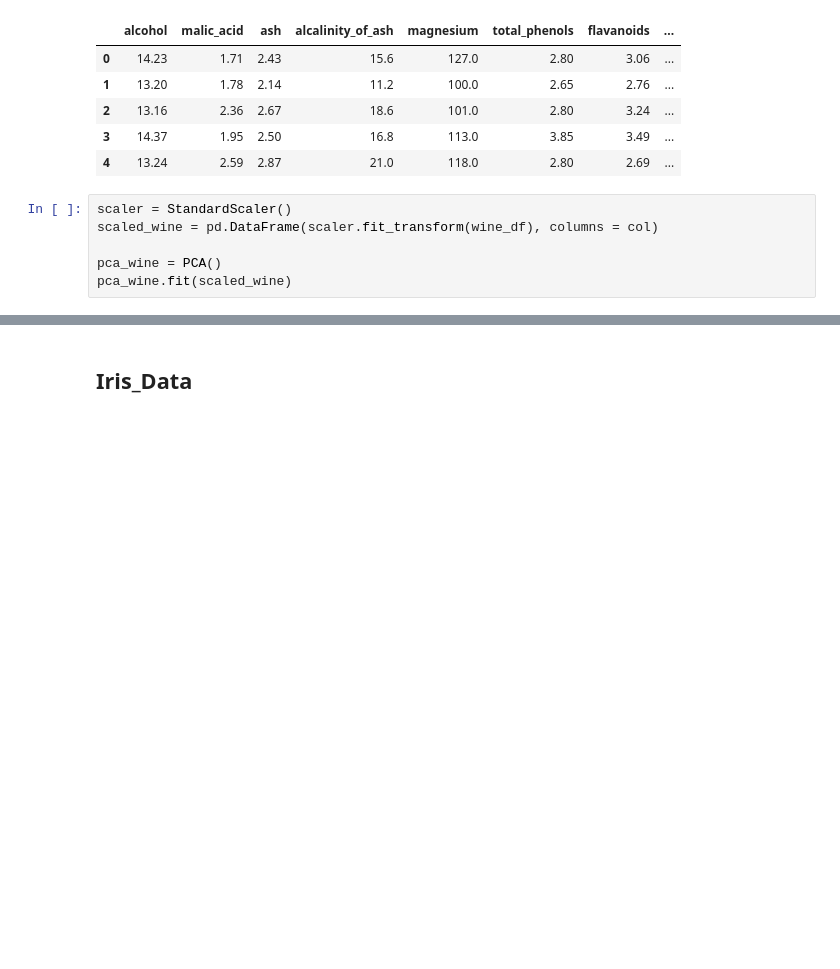
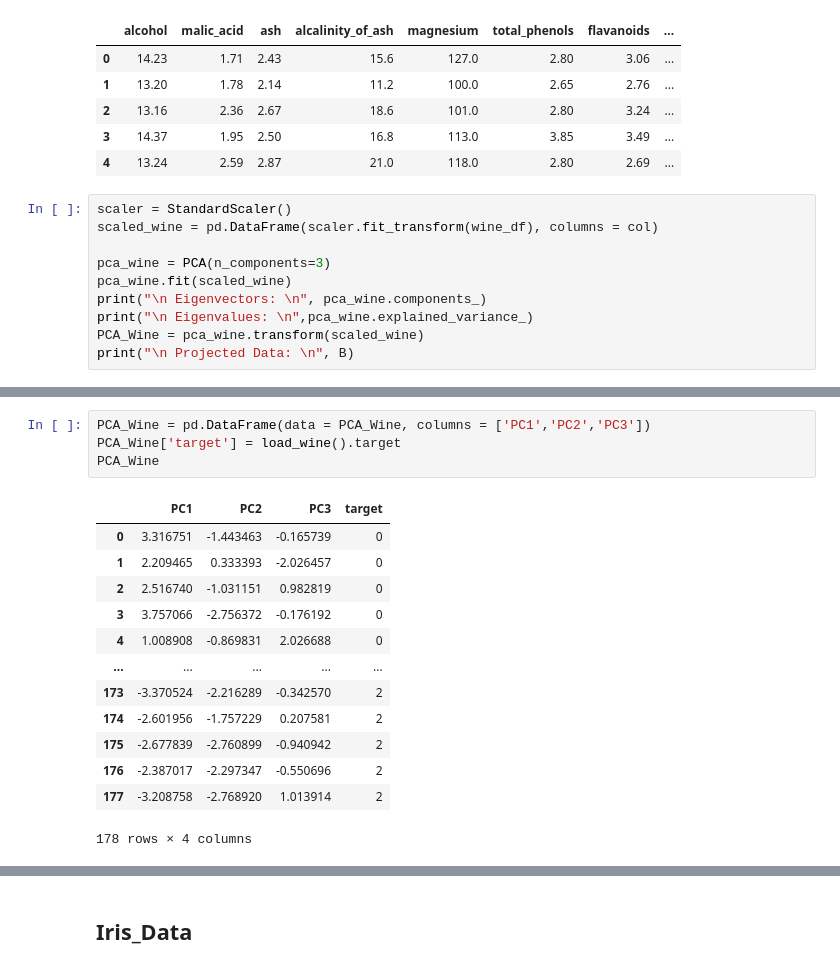
Before and after one commit to gurher/TIL, a Jupyter notebook: ML/Chapter 06_02.ipynb, the cells around one changed output, grey strips where cells are left out. Drawn from its saved outputs; the diff is of its cells as text; blank space fills up the shorter version.

```diff
--- a/ML/Chapter 06_02.ipynb
+++ b/ML/Chapter 06_02.ipynb
@@ -53,6 +27,10 @@ wine_df.head(5)
 scaler = StandardScaler()
 scaled_wine = pd.DataFrame(scaler.fit_transform(wine_df), columns = col)
 
-pca_wine = PCA()
+pca_wine = PCA(n_components=3)
 pca_wine.fit(scaled_wine)
+print("\n Eigenvectors: \n", pca_wine.components_)
+print("\n Eigenvalues: \n",pca_wine.explained_variance_)
+PCA_Wine = pca_wine.transform(scaled_wine)
+print("\n Projected Data: \n", B)
 # %% [output]
@@ -84,0 +92,18 @@ B.shape
+# %%
+PCA_Wine = pd.DataFrame(data = PCA_Wine, columns = ['PC1','PC2','PC3'])
+PCA_Wine['target'] = load_wine().target
+PCA_Wine
+# %% [output]
+|  | PC1 | PC2 | PC3 | target |
+| 0 | 3.316751 | -1.443463 | -0.165739 | 0 |
+| 1 | 2.209465 | 0.333393 | -2.026457 | 0 |
+| 2 | 2.516740 | -1.031151 | 0.982819 | 0 |
+| 3 | 3.757066 | -2.756372 | -0.176192 | 0 |
+| 4 | 1.008908 | -0.869831 | 2.026688 | 0 |
+| ... | ... | ... | ... | ... |
+| 173 | -3.370524 | -2.216289 | -0.342570 | 2 |
+| 174 | -2.601956 | -1.757229 | 0.207581 | 2 |
+| 175 | -2.677839 | -2.760899 | -0.940942 | 2 |
+| 176 | -2.387017 | -2.297347 | -0.550696 | 2 |
+| 177 | -3.208758 | -2.768920 | 1.013914 | 2 |
+178 rows × 4 columns
```
Also changed, not shown: parts of 14 cells of this notebook, 5 other files.
